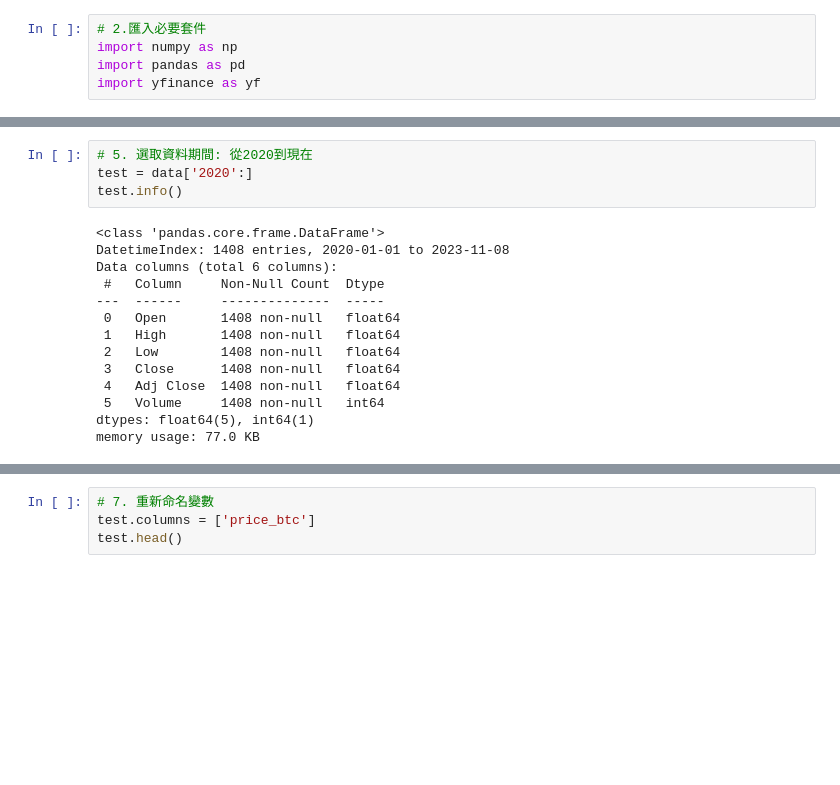
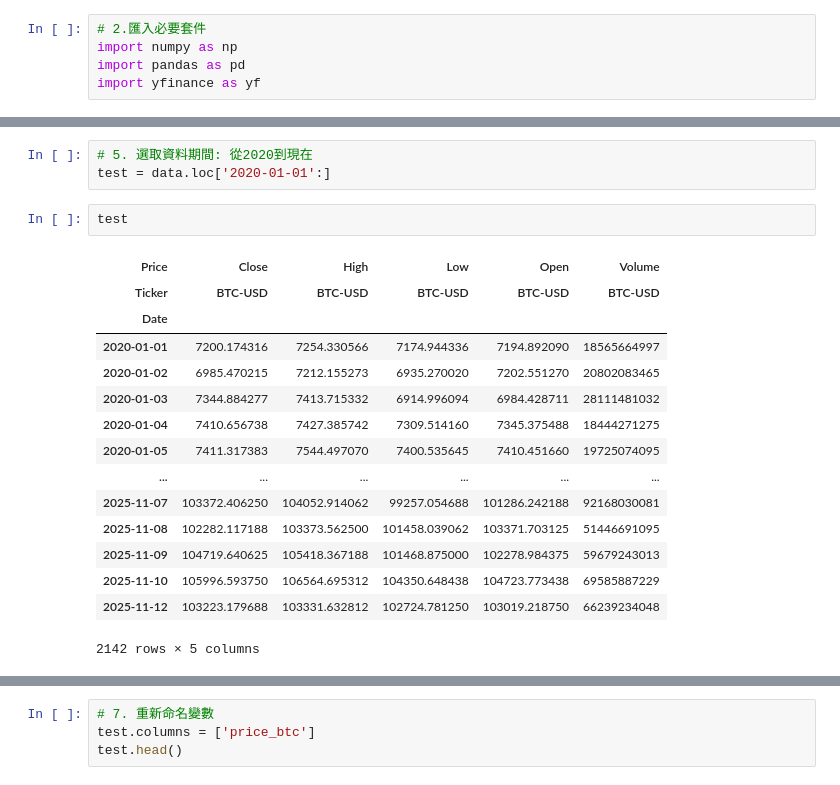
Before and after one commit to quetion/Crypto_fin, a Jupyter notebook: [Cryptofin]Hello_Python.ipynb, the cells around one changed output, grey strips where cells are left out. Drawn from its saved outputs; the diff is of its cells as text; blank space fills up the shorter version.

```diff
--- a/[Cryptofin]Hello_Python.ipynb
+++ b/[Cryptofin]Hello_Python.ipynb
@@ -98,20 +116,23 @@ memory usage: 182.7 KB
 # %%
 # 5. 選取資料期間: 從2020到現在
-test = data['2020':]
-test.info()
+test = data.loc['2020-01-01':]
-# %% [output]
-<class 'pandas.core.frame.DataFrame'>
-DatetimeIndex: 1408 entries, 2020-01-01 to 2023-11-08
-Data columns (total 6 columns):
- #   Column     Non-Null Count  Dtype
----  ------     --------------  -----
- 0   Open       1408 non-null   float64
- 1   High       1408 non-null   float64
- 2   Low        1408 non-null   float64
- 3   Close      1408 non-null   float64
- 4   Adj Close  1408 non-null   float64
- 5   Volume     1408 non-null   int64
-dtypes: float64(5), int64(1)
-memory usage: 77.0 KB
+# %%
+test
+# %% [output]
+| Price | Close | High | Low | Open | Volume |
+| Ticker | BTC-USD | BTC-USD | BTC-USD | BTC-USD | BTC-USD |
+| Date |  |  |  |  |  |
+| 2020-01-01 | 7200.174316 | 7254.330566 | 7174.944336 | 7194.892090 | 18565664997 |
+| 2020-01-02 | 6985.470215 | 7212.155273 | 6935.270020 | 7202.551270 | 20802083465 |
+| 2020-01-03 | 7344.884277 | 7413.715332 | 6914.996094 | 6984.428711 | 28111481032 |
+| 2020-01-04 | 7410.656738 | 7427.385742 | 7309.514160 | 7345.375488 | 18444271275 |
+| 2020-01-05 | 7411.317383 | 7544.497070 | 7400.535645 | 7410.451660 | 19725074095 |
+| ... | ... | ... | ... | ... | ... |
+| 2025-11-07 | 103372.406250 | 104052.914062 | 99257.054688 | 101286.242188 | 92168030081 |
+| 2025-11-08 | 102282.117188 | 103373.562500 | 101458.039062 | 103371.703125 | 51446691095 |
+| 2025-11-09 | 104719.640625 | 105418.367188 | 101468.875000 | 102278.984375 | 59679243013 |
+| 2025-11-10 | 105996.593750 | 106564.695312 | 104350.648438 | 104723.773438 | 69585887229 |
+| 2025-11-12 | 103223.179688 | 103331.632812 | 102724.781250 | 103019.218750 | 66239234048 |
+2142 rows × 5 columns
 # %%
 # 6. 選取資料變數
```
Also changed, not shown: parts of 25 cells of this notebook.
